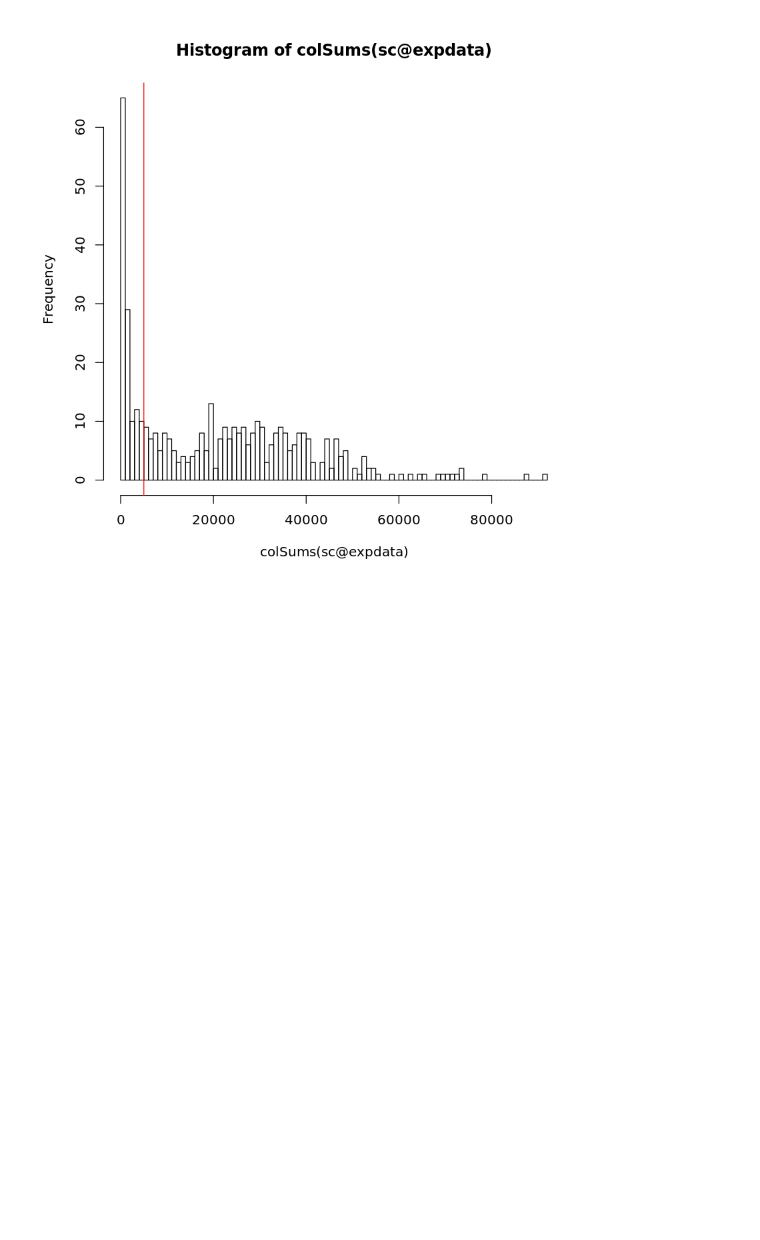
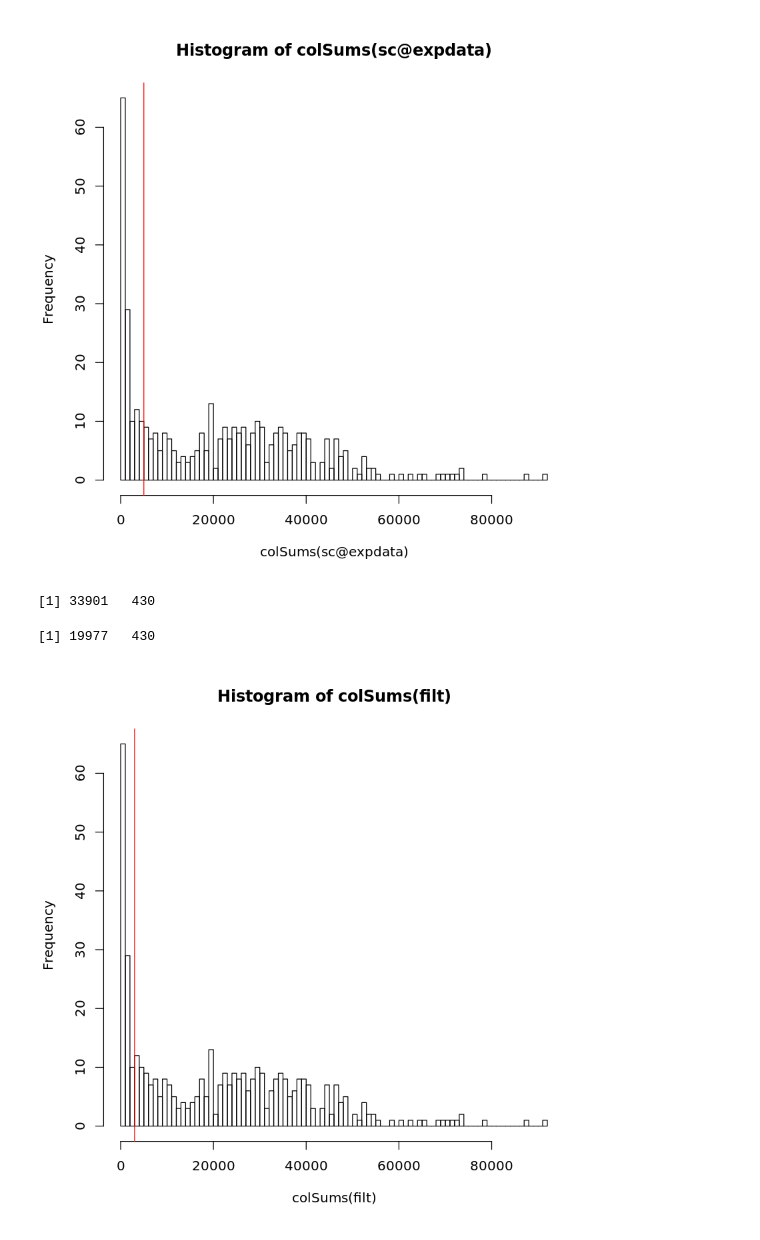
Before and after one commit to mtekman/sebastian-newdata, a Jupyter notebook: Recreate_RaceID3_SagarData.ipynb, the cells around one changed output. Cells and saved outputs as stored; diff of their text form; code cells hidden in the pictures; blank space fills up the shorter version.

```diff
--- a/Recreate_RaceID3_SagarData.ipynb
+++ b/Recreate_RaceID3_SagarData.ipynb
@@ -320,3 +290,14 @@ hist(colSums(sc@expdata), breaks=100)
 abline(v=5000, col='red')
 # %% [output]
 [figure]
+# %%
+filt <- sc@expdata[rowSums(sc@expdata) > 0, colSums(sc@expdata) > 0]
+dim(sc@expdata)
+dim(filt)
+hist(colSums(filt), breaks=100)
+abline(v=3000, col='red')
+#abline(v=5000, col='blue')
+# %% [output]
+[1] 33901   430
+[1] 19977   430
+[figure, added]
```
Also changed, not shown: parts of 10 cells of this notebook, 5 other files.
